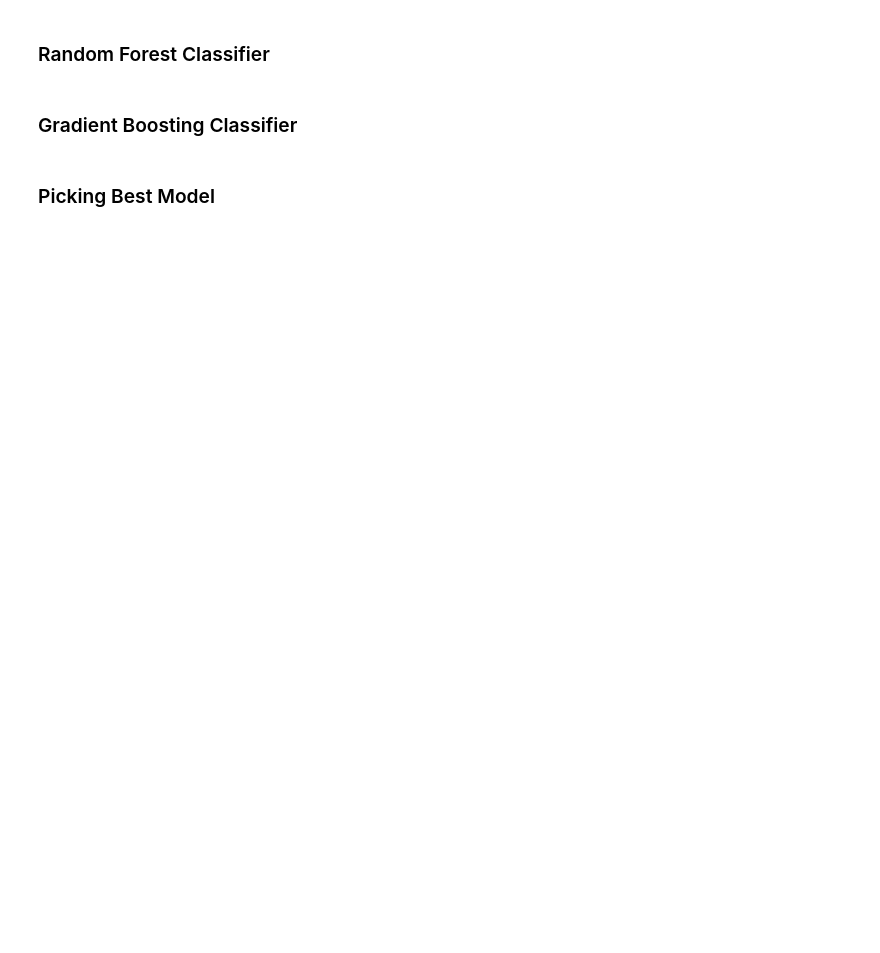
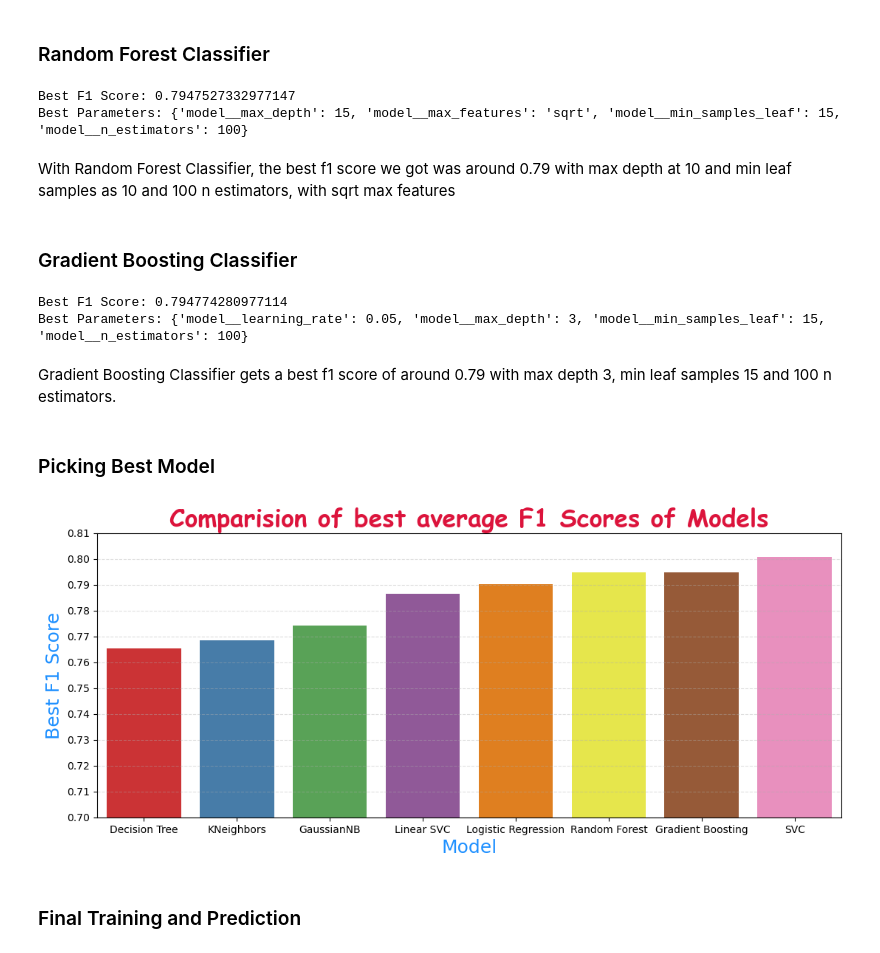
Before and after one commit to bestboybest/OlympusTech3.0--AstroGoodBoy, a Jupyter notebook: Bonus Task/AstroGoodBoy_MLCode.ipynb, the cells around one changed output. Saved outputs shown, nothing was run; the diff lists cells and outputs as text; code cells hidden in the pictures; blank space fills up the shorter version.

Commit message:
FINISHED MACHINE LEARNING AAAH

```diff
--- a/Bonus Task/AstroGoodBoy_MLCode.ipynb
+++ b/Bonus Task/AstroGoodBoy_MLCode.ipynb
@@ -353,4 +388,4 @@ gridSearch.fit(xtrain, ytrain)
 print(f"Best F1 Score: {gridSearch.best_score_}")
 print(f"Best Parameters: {gridSearch.best_params_}")
 
-results.append({'model': 'GaussianNB Classifier', 'Best Score' : gridSearch.best_score_, 'Best Parameters' : gridSearch.best_params_})
+results.append({'model': 'GaussianNB', 'Best Score' : gridSearch.best_score_, 'Best Parameters' : gridSearch.best_params_})
@@ -369,4 +409,4 @@ gridSearch.fit(xtrain, ytrain)
 print(f"Best F1 Score: {gridSearch.best_score_}")
 print(f"Best Parameters: {gridSearch.best_params_}")
 
-results.append({'model': 'Decision Tree Classifier', 'Best Score' : gridSearch.best_score_, 'Best Parameters' : gridSearch.best_params_})
+results.append({'model': 'Decision Tree', 'Best Score' : gridSearch.best_score_, 'Best Parameters' : gridSearch.best_params_})
@@ -375,7 +420,8 @@ results.append({'model': 'Decision Tree Classifier', 'Best Score' : gridSearch.b
 # %%
 pipe = Pipeline([('model', RandomForestClassifier(random_state = 69))])
 
-paramGrid = {'model__max_depth' : [10, 20, None], 'model__min_samples_leaf': [1, 5, 10], 'model__n_estimators': [100, 200]}
+#Changing a few of these values on 2nd run to decrease overfitting
+paramGrid = {'model__max_depth' : [5, 10, 15], 'model__min_samples_leaf': [5, 10, 15], 'model__n_estimators': [100, 200], 'model__max_features': ['sqrt', 1.0]}
 
 gridSearch = GridSearchCV(estimator = pipe, param_grid = paramGrid, scoring = 'f1', cv = 10, n_jobs = -1)
 gridSearch.fit(xtrain, ytrain)
@@ -383,13 +429,19 @@ gridSearch.fit(xtrain, ytrain)
 print(f"Best F1 Score: {gridSearch.best_score_}")
 print(f"Best Parameters: {gridSearch.best_params_}")
 
-results.append({'model': 'Random Forest Classifier', 'Best Score' : gridSearch.best_score_, 'Best Parameters' : gridSearch.best_params_})
+results.append({'model': 'Random Forest', 'Best Score' : gridSearch.best_score_, 'Best Parameters' : gridSearch.best_params_})
+# %% [output]
+Best F1 Score: 0.7947527332977147
+Best Parameters: {'model__max_depth': 15, 'model__max_features': 'sqrt', 'model__min_samples_leaf': 15, 'model__n_estimators': 100}
+# %% [markdown]
+With Random Forest Classifier, the best f1 score we got was around 0.79 with max depth at 10 and min leaf samples as 10 and 100 n estimators, with sqrt max features
 # %% [markdown]
 ### Gradient Boosting Classifier
 # %%
 pipe = Pipeline([('model', GradientBoostingClassifier(random_state = 69))])
 
-paramGrid = {'model__max_depth' : [3, 5], 'model__learning_rate': [0.05, 0.1], 'model__n_estimators': [100, 200]}
+#Changing params 2nd time to try to increase f1 score
+paramGrid = {'model__max_depth' : [3, 5], 'model__min_samples_leaf': [10, 15, 20], 'model__learning_rate': [0.05, 0.1], 'model__n_estimators': [100, 200]}
 
 gridSearch = GridSearchCV(estimator = pipe, param_grid = paramGrid, scoring = 'f1', cv = 10, n_jobs = -1)
 gridSearch.fit(xtrain, ytrain)
@@ -397,6 +449,32 @@ gridSearch.fit(xtrain, ytrain)
 print(f"Best F1 Score: {gridSearch.best_score_}")
 print(f"Best Parameters: {gridSearch.best_params_}")
 
-results.append({'model': 'Gradient Boosting Classifier', 'Best Score' : gridSearch.best_score_, 'Best Parameters' : gridSearch.best_params_})
+results.append({'model': 'Gradient Boosting', 'Best Score' : gridSearch.best_score_, 'Best Parameters' : gridSearch.best_params_})
+# %% [output]
+Best F1 Score: 0.794774280977114
+Best Parameters: {'model__learning_rate': 0.05, 'model__max_depth': 3, 'model__min_samples_leaf': 15, 'model__n_estimators': 100}
+# %% [markdown]
+Gradient Boosting Classifier gets a best f1 score of around 0.79 with max depth 3, min leaf samples 15 and 100 n estimators.
 # %% [markdown]
 ### Picking Best Model
+# %%
+#Let's visualize our results of best averagee f1 scores acquired by our models
+
+plt.figure(figsize = (13, 5), dpi = 100)
+
+ax = sns.barplot(data = pd.DataFrame(results).sort_values(by = 'Best Score', ascending = True), x = 'model', y = 'Best Score', hue = 'model', legend = False, palette = 'Set1')
+ax.set_ylim([0.7, 0.81])
+
+plt.yticks(np.arange(0.7, 0.82, 0.01))
+plt.grid(axis = 'y', linestyle = '--', alpha = 0.4)
+
+plt.ylabel('Best F1 Score', color = 'dodgerblue', size = 18)
+plt.xlabel('Model', color = 'dodgerblue', size = 18)
+plt.title('Comparision of best average F1 Scores of Models', weight = 'bold', name = 'Comic Sans MS', color = 'crimson', size = 24)
+
+plt.savefig('ModelPerformance.jpeg', dpi = 300)
+plt.show()
+# %% [output]
+[figure, added]
+# %% [markdown]
+### Final Training and Prediction
```
Also changed, not shown: parts of 15 cells of this notebook, 2 other files.
